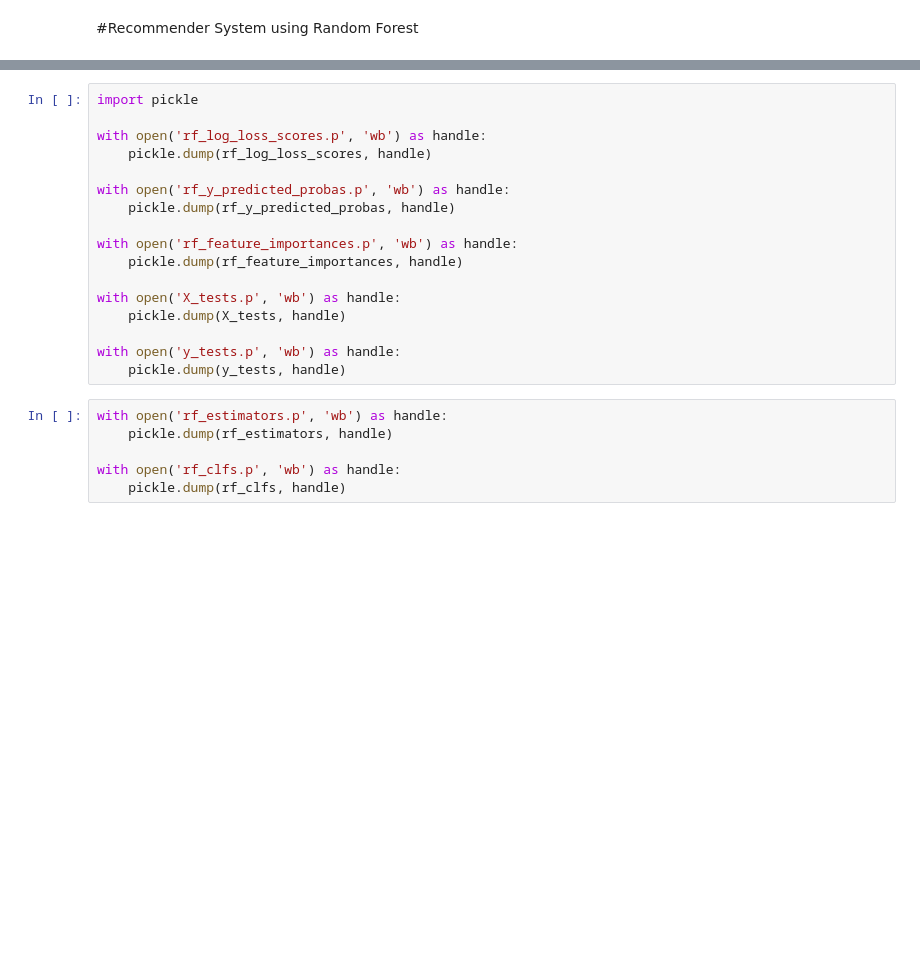
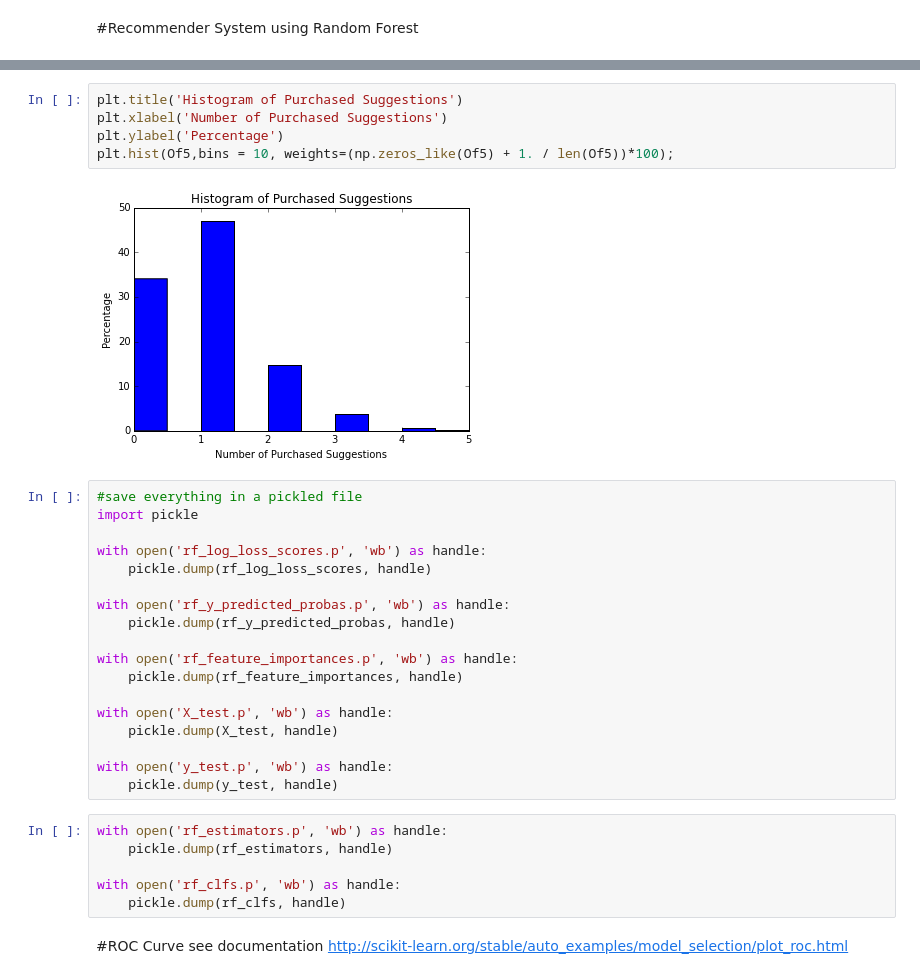
Before and after one commit to DataKind-SF/techsoup-global, a Jupyter notebook: DataKind_TechSoup.ipynb, the cells around one changed output, grey strips where cells are left out. Saved outputs shown, nothing was run; the diff lists cells and outputs as text; blank space fills up the shorter version.

```diff
--- a/DataKind_TechSoup.ipynb
+++ b/DataKind_TechSoup.ipynb
@@ -211,4 +358,12 @@ Wall time: 17min 39s
+# %%
+plt.title('Histogram of Purchased Suggestions')
+plt.xlabel('Number of Purchased Suggestions')
+plt.ylabel('Percentage')
+plt.hist(Of5,bins = 10, weights=(np.zeros_like(Of5) + 1. / len(Of5))*100);
+# %% [output]
+[figure, added]
 # %%
+#save everything in a pickled file
 import pickle
 
 with open('rf_log_loss_scores.p', 'wb') as handle:
@@ -220,15 +375,19 @@ with open('rf_y_predicted_probas.p', 'wb') as handle:
 with open('rf_feature_importances.p', 'wb') as handle:
     pickle.dump(rf_feature_importances, handle)
 
-with open('X_tests.p', 'wb') as handle:
-    pickle.dump(X_tests, handle)
+with open('X_test.p', 'wb') as handle:
+    pickle.dump(X_test, handle)
 
-with open('y_tests.p', 'wb') as handle:
-    pickle.dump(y_tests, handle)
+with open('y_test.p', 'wb') as handle:
+    pickle.dump(y_test, handle)
 # %%
 with open('rf_estimators.p', 'wb') as handle:
     pickle.dump(rf_estimators, handle)
 
 with open('rf_clfs.p', 'wb') as handle:
     pickle.dump(rf_clfs, handle)
+# %% [markdown]
+#ROC Curve
+see documentation
+http://scikit-learn.org/stable/auto_examples/model_selection/plot_roc.html
 # %%
```
Also changed, not shown: parts of 59 cells of this notebook, 2 other files.
